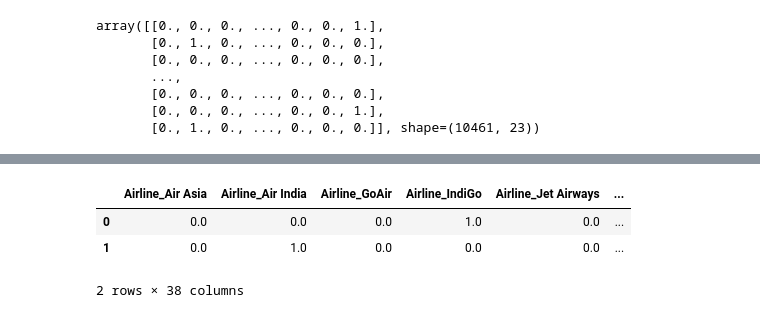
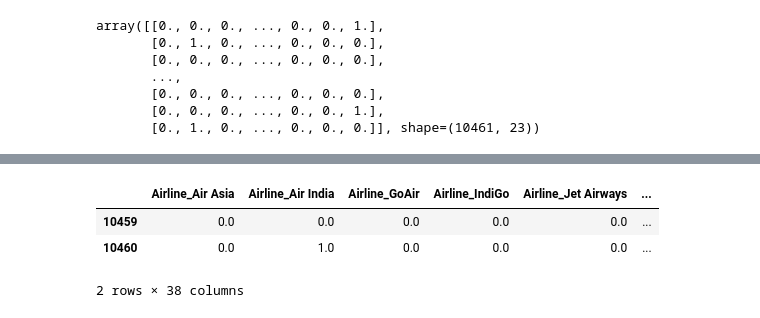
Before and after one commit to wizzy-abhishek/Data-Processing-Basics, a Jupyter notebook: 03_EDA/01_flight_dataclean.ipynb, the cells around one changed output, grey strips where cells are left out. Cells and saved outputs as stored; diff of their text form; code cells hidden in the pictures.

Commit message:
Fixed indexing mismatching problem

```diff
--- a/03_EDA/01_flight_dataclean.ipynb
+++ b/03_EDA/01_flight_dataclean.ipynb
@@ -320,9 +322,12 @@ df_airline_source_destination.head(2)
+# %%
+df = df.reset_index(drop=True)
+df_airline_source_destination = df_airline_source_destination.reset_index(drop=True)
 # %%
 final_df = pd.concat([df_airline_source_destination, df], axis=1)
 # %%
-final_df.head(2)
+final_df.tail(2)
 # %% [output]
 |  | Airline_Air Asia | Airline_Air India | Airline_GoAir | Airline_IndiGo | Airline_Jet Airways | ... |
-| 0 | 0.0 | 0.0 | 0.0 | 1.0 | 0.0 | ... |
-| 1 | 0.0 | 1.0 | 0.0 | 0.0 | 0.0 | ... |
+| 10459 | 0.0 | 0.0 | 0.0 | 0.0 | 0.0 | ... |
+| 10460 | 0.0 | 1.0 | 0.0 | 0.0 | 0.0 | ... |
 2 rows × 38 columns
```
Also changed, not shown: parts of 11 cells of this notebook, 1 other file.
